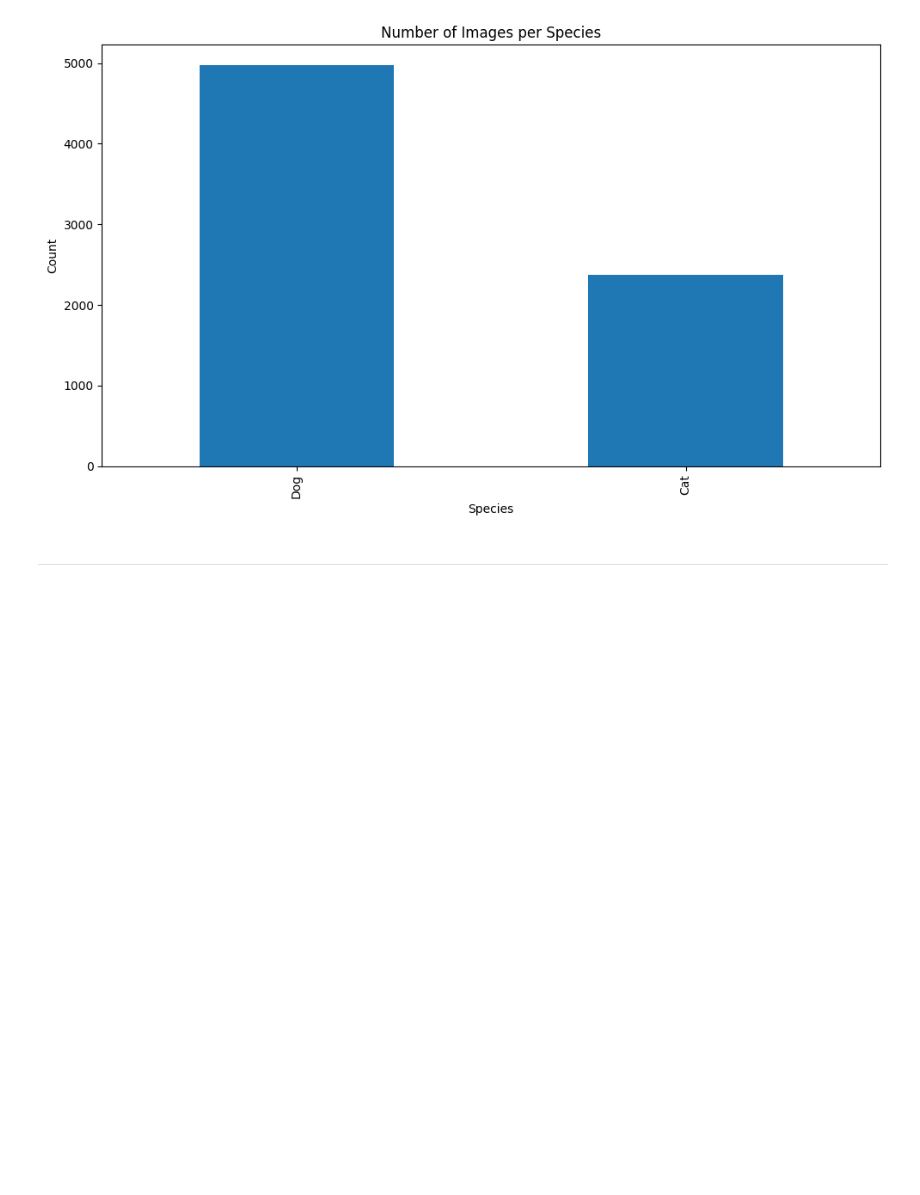
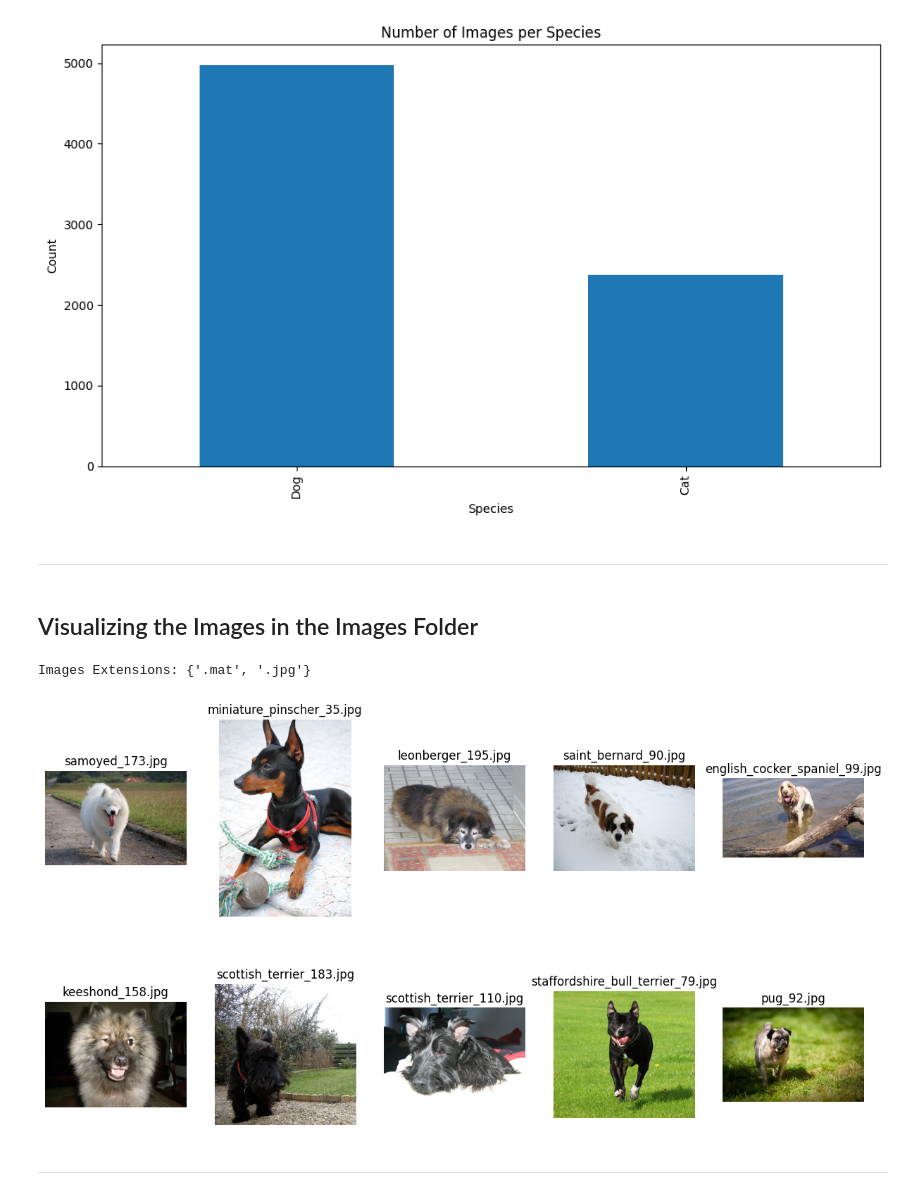
Before and after one commit to OmarAhmedAbdelAziz/Multiclass-Classification-Semantic-Segmentation-of-Pet-Breeds, a Jupyter notebook: notebooks/Step by Step Notebook.ipynb, the cells around one changed output. Drawn from its saved outputs; the diff is of its cells as text; code cells hidden in the pictures; blank space fills up the shorter version.

Commit message:
visualizing the images of images folder

```diff
--- a/notebooks/Step by Step Notebook.ipynb
+++ b/notebooks/Step by Step Notebook.ipynb
@@ -189,3 +183,38 @@ plt.show()
 [figure]
 # %% [markdown]
 ---
+# %% [markdown]
+## Visualizing the Images in the Images Folder
+# %%
+# Making a list of all files in the folder
+image_files = [f for f in os.listdir(images_dir) if os.path.isfile(os.path.join(images_dir, f))]
+
+# Extracting the extension of the images
+extensions = {os.path.splitext(f)[1].lower() for f in image_files}
+
+print("Images Extensions:", extensions)
+# %% [output]
+Images Extensions: {'.mat', '.jpg'}
+# %%
+# Making a list of all files in the folder
+image_files = [f for f in os.listdir(images_dir) if f.endswith(('.mat', '.jpg'))]
+
+# Selecting random images
+random_images = random.sample(image_files, 10)
+
+# Create subplots for images
+fig, axes = plt.subplots(2, 5, figsize=(15, 8))
+
+# Looping through the images and show them
+for ax, image_file in zip(axes.flatten(), random_images):
+    image_path = os.path.join(images_dir, image_file)
+    img = Image.open(image_path)
+    ax.imshow(img)
+    ax.axis('off')
+    ax.set_title(image_file)
+
+plt.show()
+# %% [output]
+[figure, added]
+# %% [markdown]
+---
```
Also changed, not shown: parts of 2 cells of this notebook.
